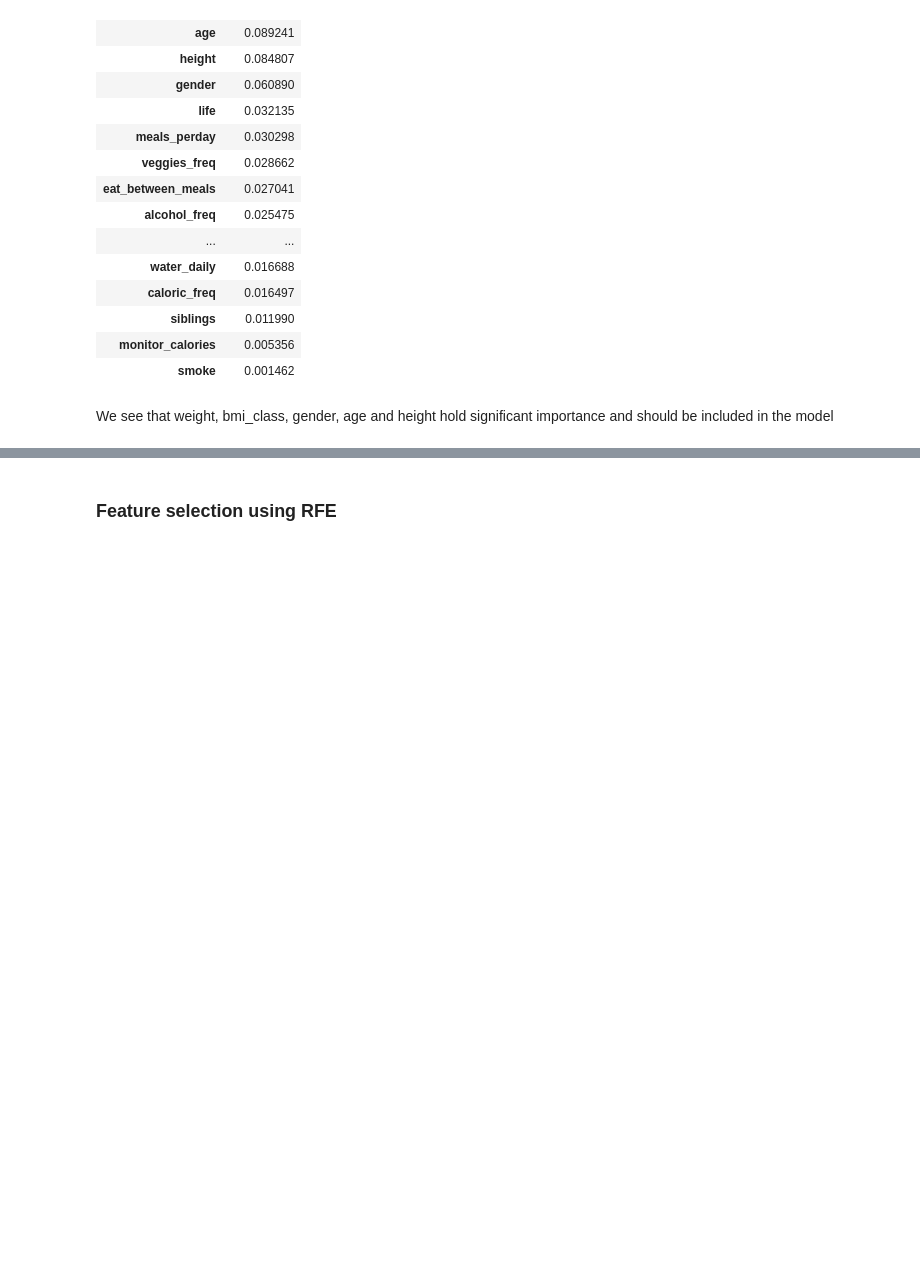
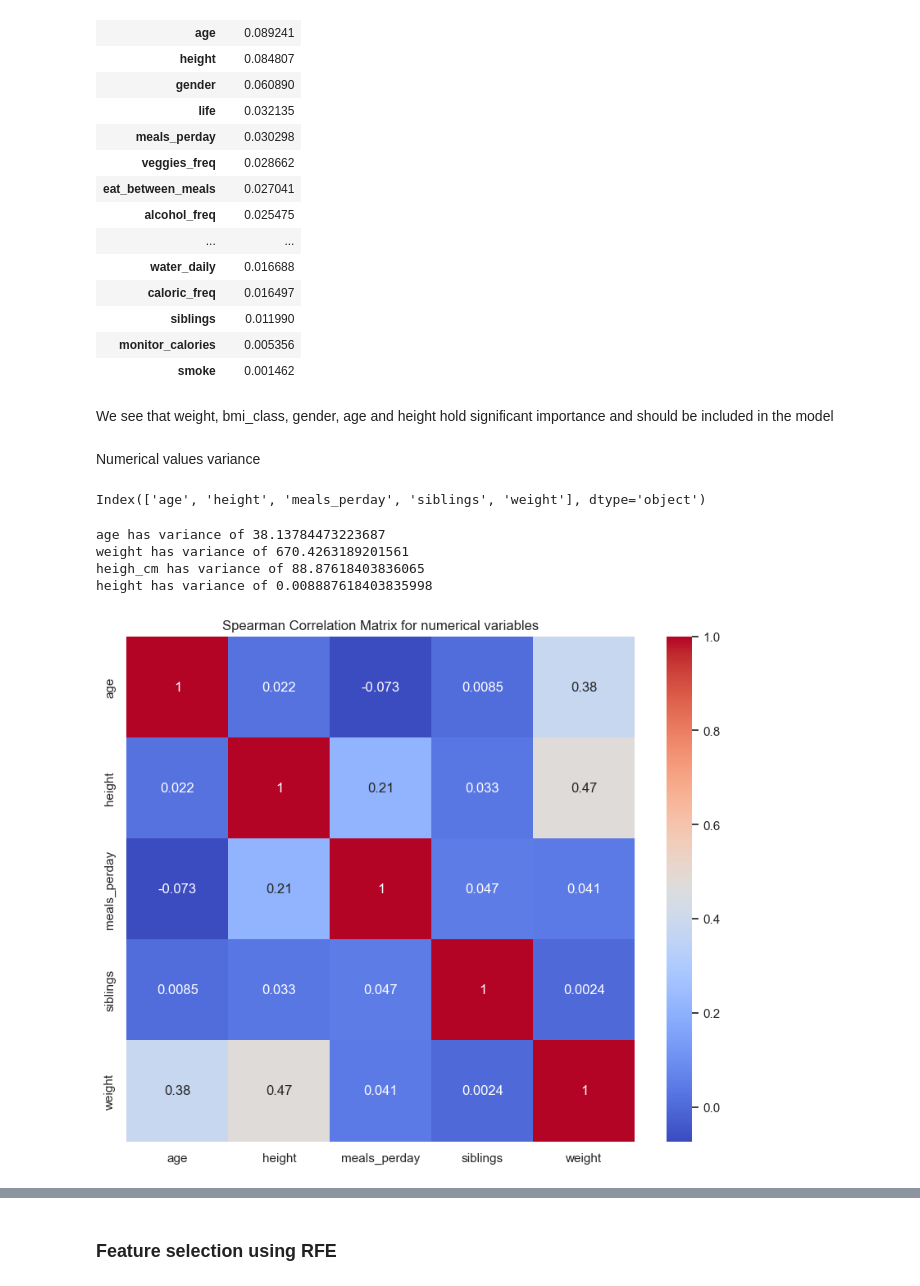
Before and after one commit to 0xMarc0s/IMS_ML_project, a Jupyter notebook: Final_notebooks/Final working Pipeline.ipynb, the cells around one changed output, grey strips where cells are left out. Drawn from its saved outputs; the diff is of its cells as text; code cells hidden in the pictures; blank space fills up the shorter version.

```diff
--- a/Final_notebooks/Final working Pipeline.ipynb
+++ b/Final_notebooks/Final working Pipeline.ipynb
@@ -685,3 +713,28 @@ importances_df.style.bar()
 | smoke | 0.001462 |
 # %% [markdown]
 We see that weight, bmi_class, gender, age and height hold significant importance and should be included in the model
+# %% [markdown]
+Numerical values variance
+# %%
+numerical_columns
+# %% [output]
+Index(['age', 'height', 'meals_perday', 'siblings', 'weight'], dtype='object')
+# %%
+variance_df = X.copy()
+variance_df['heigh_cm'] = variance_df['height'] * 100
+var_columns  =  ['age', 'weight', 'heigh_cm', 'height']
+for column in var_columns:
+    print(f"{column} has variance of {variance_df[column].var()}")
+# %% [output]
+age has variance of 38.13784473223687
+weight has variance of 670.4263189201561
+heigh_cm has variance of 88.87618403836065
+height has variance of 0.008887618403835998
+# %%
+# Heatmap of correlation for numerical variables
+plt.figure(figsize=(10, 8))
+sns.heatmap(X[numerical_columns].corr('spearman'), annot=True, cmap='coolwarm')
+plt.title('Spearman Correlation Matrix for numerical variables')
+plt.show()
+# %% [output]
+[figure, added]
```
Also changed, not shown: parts of 5 cells of this notebook.
